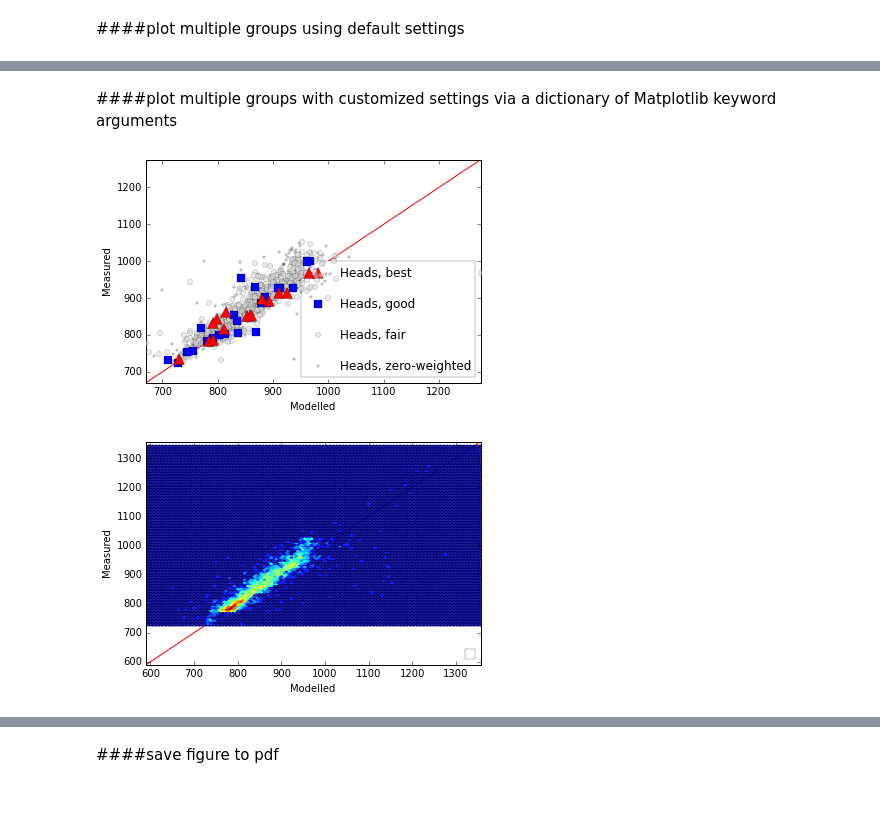
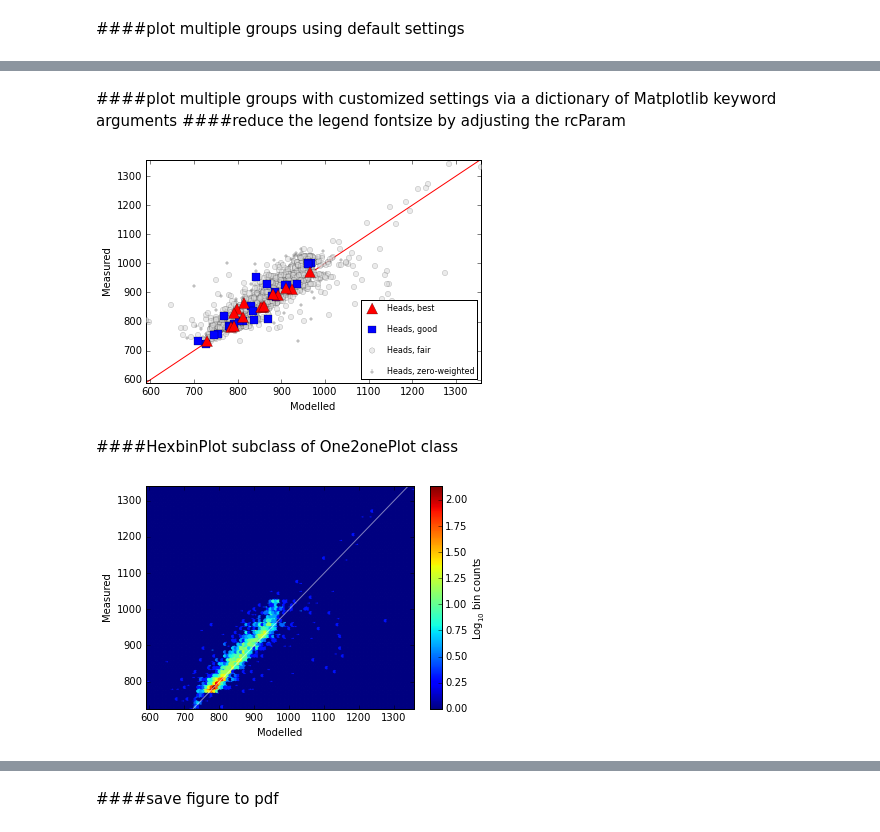
Before and after one commit to PESTools/pestools, a Jupyter notebook: examples/One2onePlot.ipynb, the cells around one changed output, grey strips where cells are left out. Cells and saved outputs as stored; diff of their text form; code cells hidden in the pictures; blank space fills up the shorter version.

Commit message:
draft hexbin plot

```diff
--- a/examples/One2onePlot.ipynb
+++ b/examples/One2onePlot.ipynb
@@ -23,5 +23,6 @@ fig, ax = res.plot_one2one(['WCRs2', 'WCRs1'])
 # %% [markdown]
 ####plot multiple groups with customized settings via a dictionary of Matplotlib keyword arguments
+####reduce the legend fontsize by adjusting the rcParam
 # %%
 groupinfo_heads = {'head_best': {'marker': '^',
                                  's': 120,
@@ -36,35 +37,39 @@ groupinfo_heads = {'head_best': {'marker': '^',
                    'head_fair': {'marker': 'o',
                                  's': 28,
                                  'c': '0.85',
                                  'label': 'Heads, fair',
                                  'zorder': 8,
                                  'alpha': 0.5},
                    'head_poor': {'marker': '+',
                                  's': 20,
                                  'c': 'k',
                                  'label': 'Heads, zero-weighted',
                                  'zorder': 7},
                    'head_zero': {'marker': '+',
                                  's': 20,
                                  'c': 'k',
                                  'label': 'Heads, zero-weighted',
                                  'zorder': 7},
                    'WCRs1': {'marker': 'o',
                              's': 28,
                              'c': '0.85',
                              'label': 'Heads, fair',
                              'zorder': 8,
                              'alpha': 0.5},
                    'WCRs2': {'marker': '+',
                              's': 20,
                              'c': 'k',
                              'label': 'Heads, zero-weighted',
                              'zorder': 7}
 }
+plt.rcParams['legend.fontsize'] = 8
 fig, ax = res.plot_one2one(groupinfo_heads)
+fig.savefig('test_one2one.pdf')
 # %% [output]
-[figure, old version]
+[figure, new version]
+# %% [markdown]
+####HexbinPlot subclass of One2onePlot class
 # %%
 fig, ax = res.plot_hexbin(['head_fair', 'wcrs1'])
 # %% [output]
-[figure, old version]
+[figure, new version]
```
Also changed, not shown: parts of 14 cells of this notebook, 2 other files.
